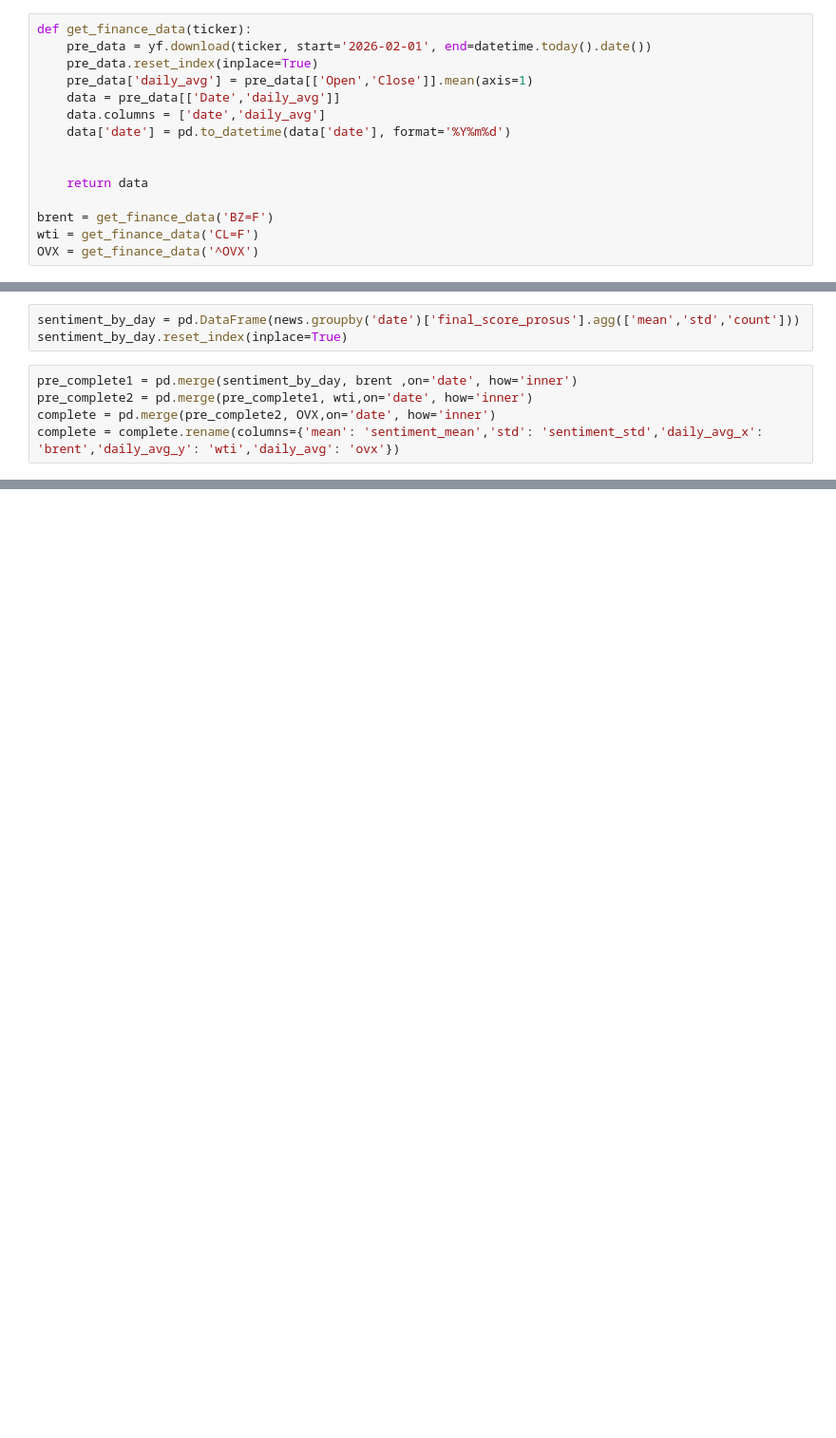
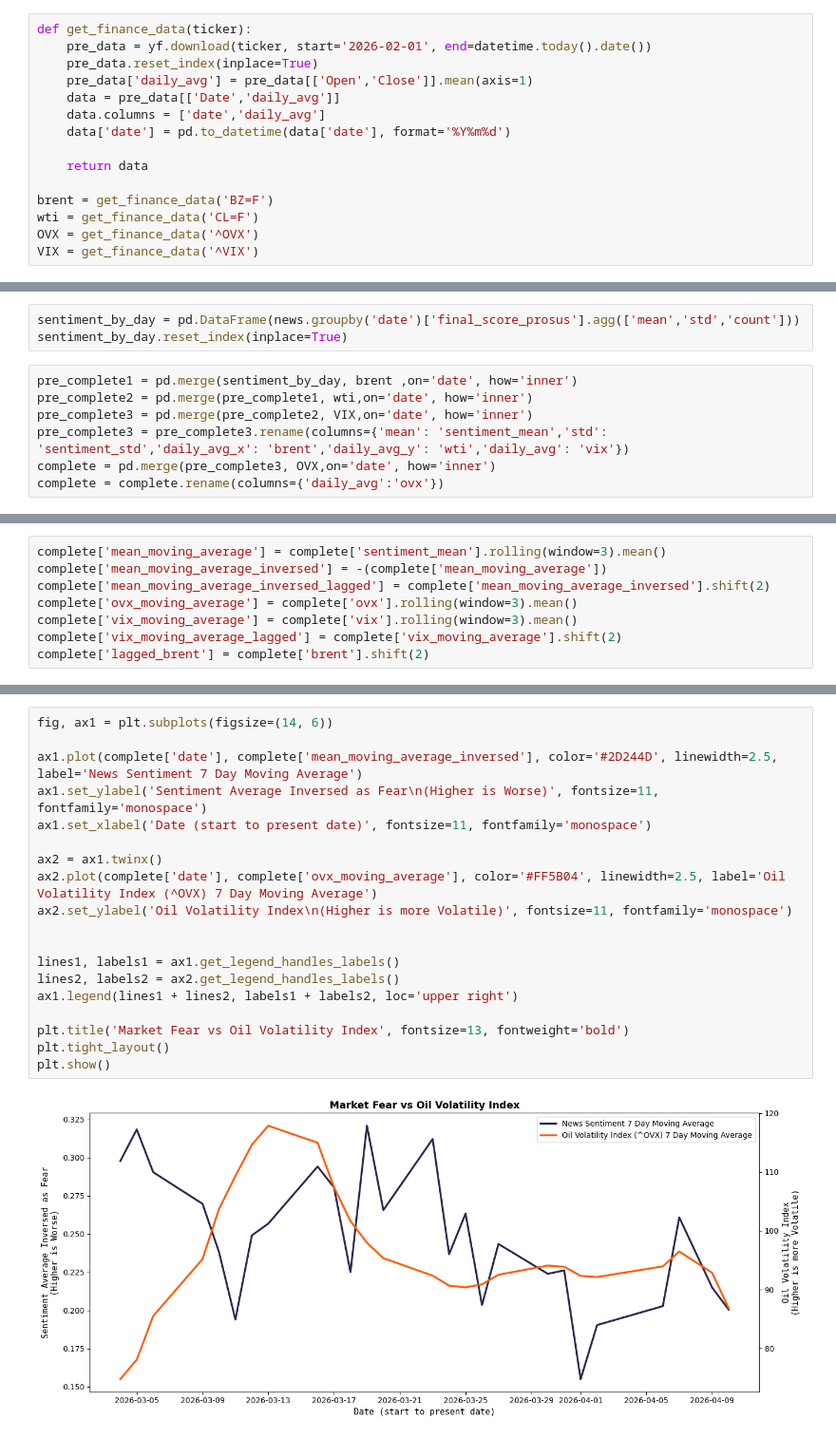
Before and after one commit to HMaxwell741/University-Empirical-Project, a Jupyter notebook: Sentiment_and_graphs.ipynb, the cells around one changed output, grey strips where cells are left out. Shown at 95% size. Drawn from its saved outputs; the diff is of its cells as text; blank space fills up the shorter version.

Commit message:
Added extra graphs and data points

```diff
--- a/Sentiment_and_graphs.ipynb
+++ b/Sentiment_and_graphs.ipynb
@@ -49,9 +59,9 @@ def get_finance_data(ticker):
     data.columns = ['date','daily_avg']
     data['date'] = pd.to_datetime(data['date'], format='%Y%m%d')
 
-
     return data
 
 brent = get_finance_data('BZ=F')
 wti = get_finance_data('CL=F')
 OVX = get_finance_data('^OVX')
+VIX = get_finance_data('^VIX')
@@ -66,5 +76,7 @@ sentiment_by_day.reset_index(inplace=True)
 # %%
 pre_complete1 = pd.merge(sentiment_by_day, brent ,on='date', how='inner')
 pre_complete2 = pd.merge(pre_complete1, wti,on='date', how='inner')
-complete = pd.merge(pre_complete2, OVX,on='date', how='inner')
-complete = complete.rename(columns={'mean': 'sentiment_mean','std': 'sentiment_std','daily_avg_x': 'brent','daily_avg_y': 'wti','daily_avg': 'ovx'})
+pre_complete3 = pd.merge(pre_complete2, VIX,on='date', how='inner')
+pre_complete3 = pre_complete3.rename(columns={'mean': 'sentiment_mean','std': 'sentiment_std','daily_avg_x': 'brent','daily_avg_y': 'wti','daily_avg': 'vix'})
+complete = pd.merge(pre_complete3, OVX,on='date', how='inner')
+complete = complete.rename(columns={'daily_avg':'ovx'})
@@ -71,3 +103,11 @@ complete = complete.rename(columns={'mean': 'sentiment_mean','std': 'sentiment_s
+# %%
+complete['mean_moving_average'] = complete['sentiment_mean'].rolling(window=3).mean()
+complete['mean_moving_average_inversed'] = -(complete['mean_moving_average'])
+complete['mean_moving_average_inversed_lagged'] = complete['mean_moving_average_inversed'].shift(2)
+complete['ovx_moving_average'] = complete['ovx'].rolling(window=3).mean()
+complete['vix_moving_average'] = complete['vix'].rolling(window=3).mean()
+complete['vix_moving_average_lagged'] = complete['vix_moving_average'].shift(2)
+complete['lagged_brent'] = complete['brent'].shift(2)
 # %%
 fig, ax1 = plt.subplots(figsize=(14, 6))
 ax1.bar(complete['date'], complete['sentiment_mean'], color='#2D244D', alpha=0.9, width=0.8, label='Daily Sentiment')
@@ -91,3 +133,24 @@ plt.show()
+# %%
+fig, ax1 = plt.subplots(figsize=(14, 6))
+
+ax1.plot(complete['date'], complete['mean_moving_average_inversed'], color='#2D244D', linewidth=2.5, label='News Sentiment 7 Day Moving Average')
+ax1.set_ylabel('Sentiment Average Inversed as Fear\n(Higher is Worse)', fontsize=11, fontfamily='monospace')
+ax1.set_xlabel('Date (start to present date)', fontsize=11, fontfamily='monospace')
+
+ax2 = ax1.twinx()
+ax2.plot(complete['date'], complete['ovx_moving_average'], color='#FF5B04', linewidth=2.5, label='Oil Volatility Index (^OVX) 7 Day Moving Average')
+ax2.set_ylabel('Oil Volatility Index\n(Higher is more Volatile)', fontsize=11, fontfamily='monospace')
+
+
+lines1, labels1 = ax1.get_legend_handles_labels()
+lines2, labels2 = ax2.get_legend_handles_labels()
+ax1.legend(lines1 + lines2, labels1 + labels2, loc='upper right')
+
+plt.title('Market Fear vs Oil Volatility Index', fontsize=13, fontweight='bold')
+plt.tight_layout()
+plt.show()
+# %% [output]
+[figure, added]
 # %%
 fig, ax1 = plt.subplots(figsize=(14, 6))
 
```
Also changed, not shown: parts of 8 cells of this notebook.
